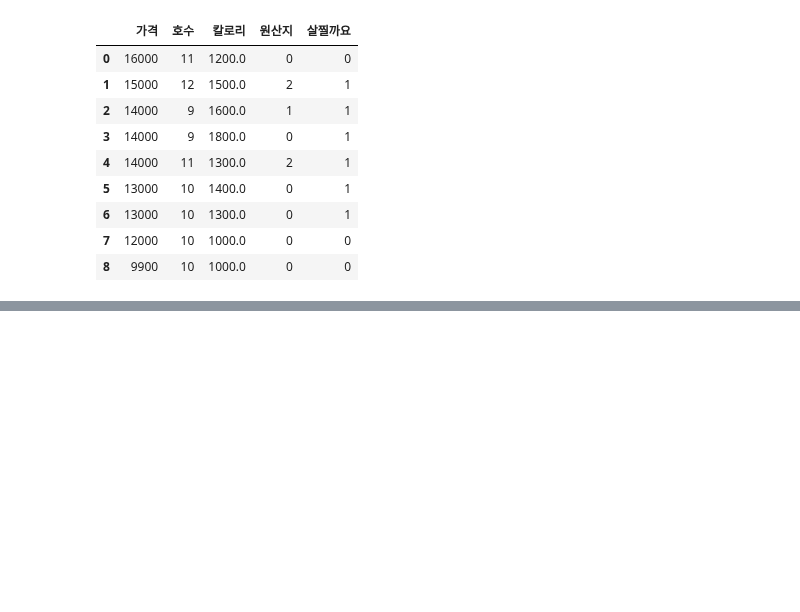
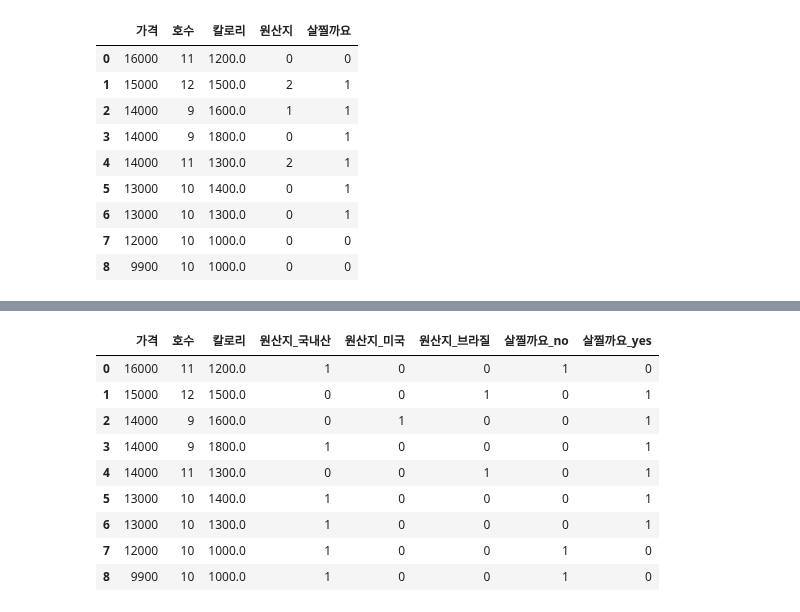
Before and after one commit to lys678/AIFFEL_Online_Quest, a Jupyter notebook: ML_With_Python/머신러닝_기초_노드4_판다스.ipynb, the cells around one changed output, grey strips where cells are left out. Cells and saved outputs as stored; diff of their text form; code cells hidden in the pictures; blank space fills up the shorter version.

```diff
--- a/ML_With_Python/머신러닝_기초_노드4_판다스.ipynb
+++ b/ML_With_Python/머신러닝_기초_노드4_판다스.ipynb
@@ -197,0 +246,16 @@ df
+# %%
+# 판다스를 이용한 원핫인코딩
+df = data[['가격', '호수', '칼로리', '원산지', '살찔까요']].copy()
+df.head()
+pd.get_dummies(df)
+# %% [output]
+|  | 가격 | 호수 | 칼로리 | 원산지_국내산 | 원산지_미국 | 원산지_브라질 | 살찔까요_no | 살찔까요_yes |
+| 0 | 16000 | 11 | 1200.0 | 1 | 0 | 0 | 1 | 0 |
+| 1 | 15000 | 12 | 1500.0 | 0 | 0 | 1 | 0 | 1 |
+| 2 | 14000 | 9 | 1600.0 | 0 | 1 | 0 | 0 | 1 |
+| 3 | 14000 | 9 | 1800.0 | 1 | 0 | 0 | 0 | 1 |
+| 4 | 14000 | 11 | 1300.0 | 0 | 0 | 1 | 0 | 1 |
+| 5 | 13000 | 10 | 1400.0 | 1 | 0 | 0 | 0 | 1 |
+| 6 | 13000 | 10 | 1300.0 | 1 | 0 | 0 | 0 | 1 |
+| 7 | 12000 | 10 | 1000.0 | 1 | 0 | 0 | 1 | 0 |
+| 8 | 9900 | 10 | 1000.0 | 1 | 0 | 0 | 1 | 0 |
```
Also changed, not shown: parts of 7 cells of this notebook.
